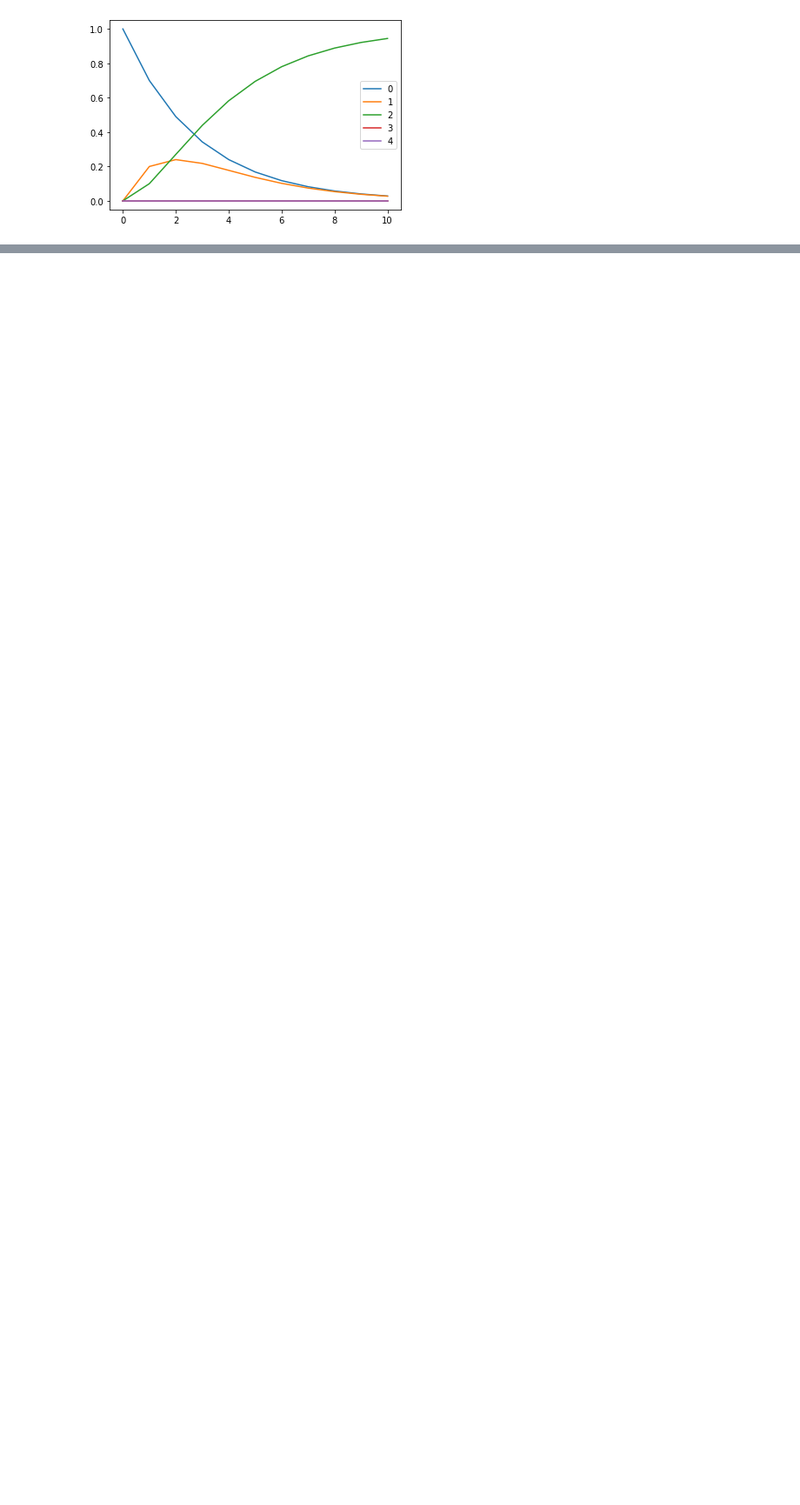
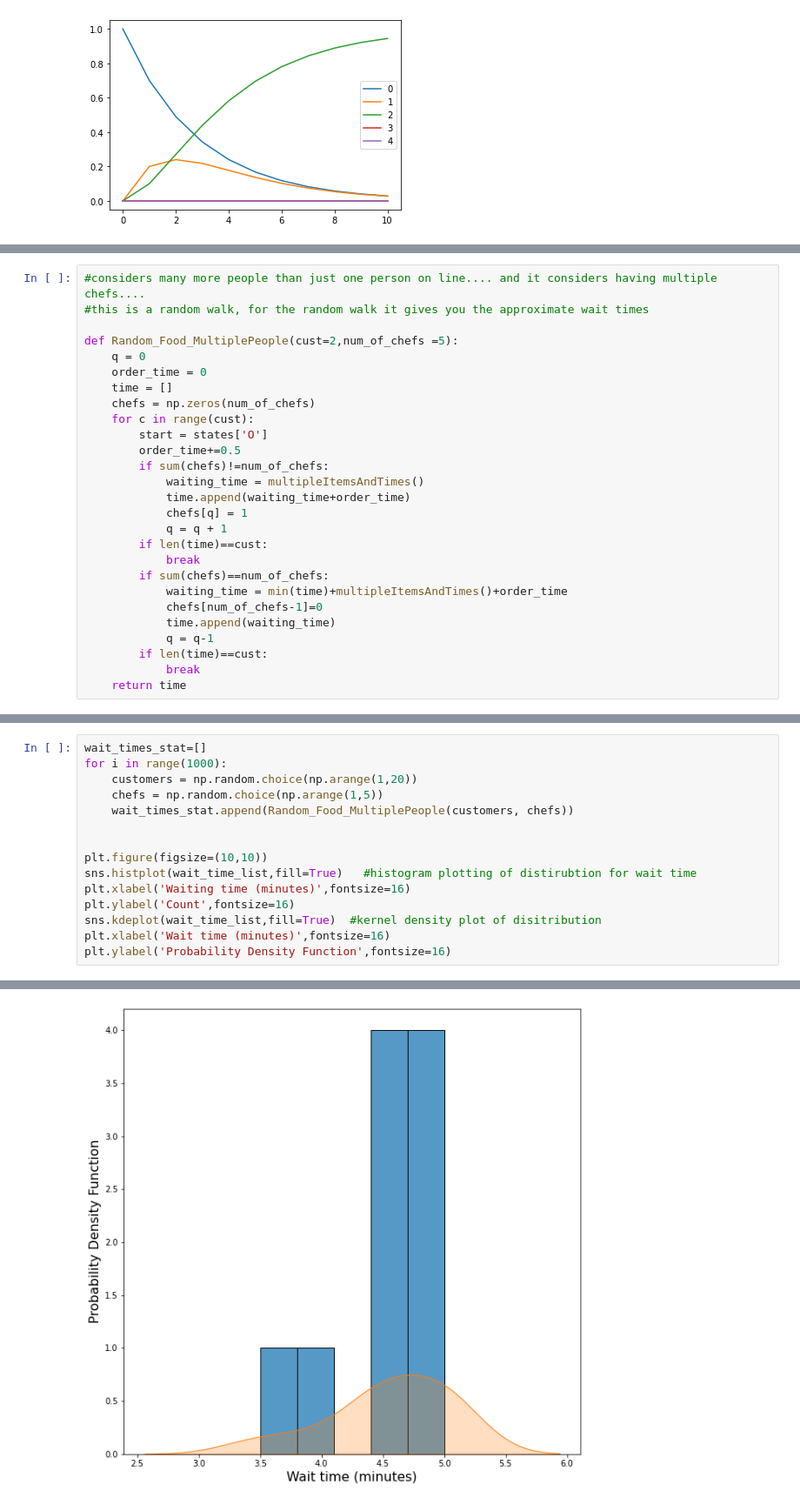
Before and after one commit to 16mnd/Stochastic_Processes, a Jupyter notebook: Sotchastic_Processes.ipynb, the cells around one changed output, grey strips where cells are left out. Shown at 87% size. Cells and saved outputs as stored; diff of their text form; blank space fills up the shorter version.

```diff
--- a/Sotchastic_Processes.ipynb
+++ b/Sotchastic_Processes.ipynb
@@ -216,0 +392,27 @@ The Markov Chain has 1 absorbing state (index):
+# %%
+#considers many more people than just one person on line.... and it considers having multiple chefs....
+#this is a random walk, for the random walk it gives you the approximate wait times
+
+def Random_Food_MultiplePeople(cust=2,num_of_chefs =5):
+    q = 0
+    order_time = 0
+    time = []
+    chefs = np.zeros(num_of_chefs)
+    for c in range(cust):
+        start = states['O']
+        order_time+=0.5
+        if sum(chefs)!=num_of_chefs:
+            waiting_time = multipleItemsAndTimes()
+            time.append(waiting_time+order_time)
+            chefs[q] = 1
+            q = q + 1
+        if len(time)==cust:
+            break
+        if sum(chefs)==num_of_chefs:
+            waiting_time = min(time)+multipleItemsAndTimes()+order_time
+            chefs[num_of_chefs-1]=0
+            time.append(waiting_time)
+            q = q-1
+        if len(time)==cust:
+            break
+    return time
@@ -216,0 +435,16 @@ The Markov Chain has 1 absorbing state (index):
+# %%
+wait_times_stat=[]
+for i in range(1000):
+    customers = np.random.choice(np.arange(1,20))
+    chefs = np.random.choice(np.arange(1,5))
+    wait_times_stat.append(Random_Food_MultiplePeople(customers, chefs))
+
+
+plt.figure(figsize=(10,10))
+sns.histplot(wait_time_list,fill=True)   #histogram plotting of distirubtion for wait time
+plt.xlabel('Waiting time (minutes)',fontsize=16)
+plt.ylabel('Count',fontsize=16)
+sns.kdeplot(wait_time_list,fill=True)  #kernel density plot of disitribution
+plt.xlabel('Wait time (minutes)',fontsize=16)
+plt.ylabel('Probability Density Function',fontsize=16)
+# %% [output]
@@ -216,0 +452 @@ The Markov Chain has 1 absorbing state (index):
+[figure, added]
```
Also changed, not shown: parts of 22 cells of this notebook, 2 other files.
